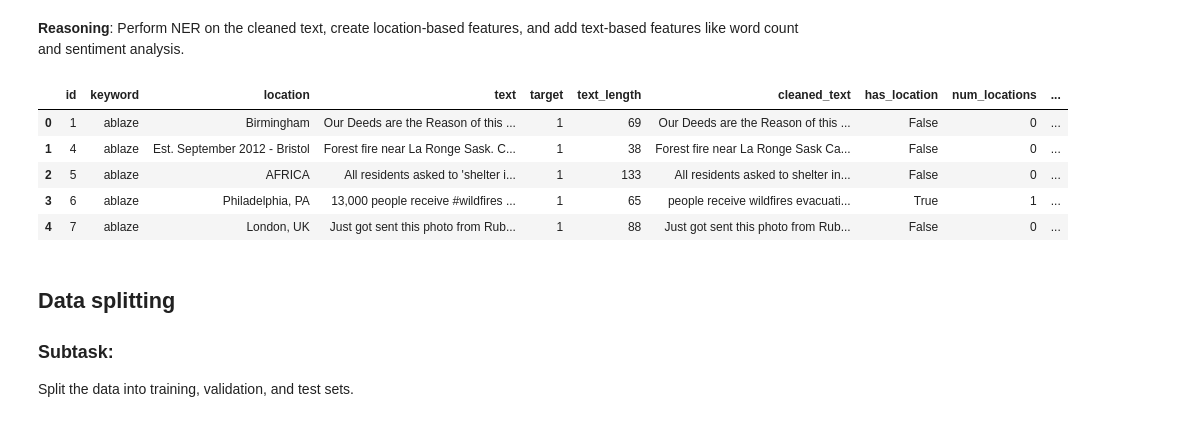
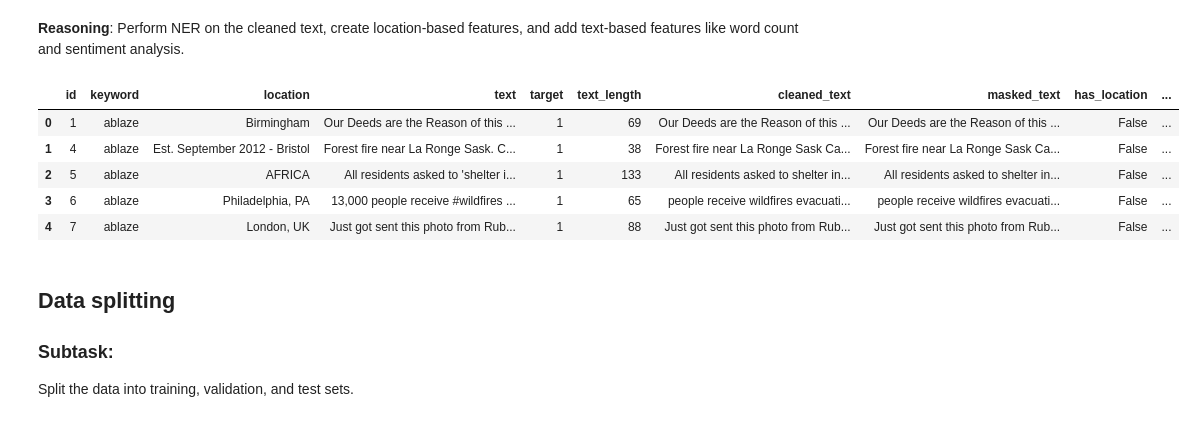
Before and after one commit to jaidityayadav/Twitter-Crisis-Prediction, a Jupyter notebook: roberta.ipynb, the cells around one changed output. Saved outputs shown, nothing was run; the diff lists cells and outputs as text; code cells hidden in the pictures.

```diff
--- a/roberta.ipynb
+++ b/roberta.ipynb
@@ -194,6 +194,18 @@ Number of duplicate rows after removal: 0
 | 2 | 5 | ablaze | AFRICA | All residents asked to 'shelter i... | 1 | 133 | All residents asked to shelter in... |
 | 3 | 6 | ablaze | Philadelphia, PA | 13,000 people receive #wildfires ... | 1 | 65 | people receive wildfires evacuati... |
 | 4 | 7 | ablaze | London, UK | Just got sent this photo from Rub... | 1 | 88 | Just got sent this photo from Rub... |
+# %%
+import spacy
+nlp = spacy.load("en_core_web_sm") # Make sure you have downloaded this model: python -m spacy download en_core_web_sm
+def mask_locations(text):
+   doc = nlp(text)
+   for ent in doc.ents:
+       if ent.label_ == "GPE":
+           text = text.replace(ent.text, "[LOCATION]")
+   return text
+
+
+df['masked_text'] = df['cleaned_text'].apply(mask_locations)
 # %% [markdown]
 ## Feature engineering
 
@@ -209,45 +221,43 @@ from textblob import TextBlob
 # Load a spaCy NER model (you might need to download it first: python -m spacy download en_core_web_sm)
 try:
     nlp = spacy.load("en_core_web_sm")
 except OSError:
     print("Error: 'en_core_web_sm' spaCy model not found. Please download it using 'python -m spacy download en_core_web_sm'.")
     # Handle the error appropriately (e.g., exit the script or use a different NER model)
 
 
 def extract_location_features(text):
     doc = nlp(text)
     locations = [ent.text for ent in doc.ents if ent.label_ == "GPE"]
     has_location = bool(locations)
     num_locations = len(locations)
     # Add features for specific important locations (example)
     new_york_present = "New York" in text
     london_present = "London" in text
 
     return has_location, num_locations, new_york_present, london_present
 
 def analyze_sentiment(text):
   analysis = TextBlob(text)
   return analysis.sentiment.polarity, analysis.sentiment.subjectivity
 
 
-# Apply NER and feature engineering
-df[['has_location', 'num_locations', 'new_york_present', 'london_present']] = df['cleaned_text'].apply(lambda x: pd.Series(extract_location_features(x)))
+# Apply NER and feature engineering on masked text
+df[['has_location', 'num_locations', 'new_york_present', 'london_present']] = df['masked_text'].apply(lambda x: pd.Series(extract_location_features(x)))
 
-
-# Add text-based features
+# Add text-based features on masked text
 df['word_count'] = df['cleaned_text'].apply(lambda x: len(x.split()))
-
-df[['polarity', 'subjectivity']] = df['cleaned_text'].apply(lambda x: pd.Series(analyze_sentiment(x)))
+df[['polarity', 'subjectivity']] = df['masked_text'].apply(lambda x: pd.Series(analyze_sentiment(x)))
 
 
 display(df.head())
 # %% [output]
-|  | id | keyword | location | text | target | text_length | cleaned_text | has_location | num_locations | ... |
-| 0 | 1 | ablaze | Birmingham | Our Deeds are the Reason of this ... | 1 | 69 | Our Deeds are the Reason of this ... | False | 0 | ... |
-| 1 | 4 | ablaze | Est. September 2012 - Bristol | Forest fire near La Ronge Sask. C... | 1 | 38 | Forest fire near La Ronge Sask Ca... | False | 0 | ... |
-| 2 | 5 | ablaze | AFRICA | All residents asked to 'shelter i... | 1 | 133 | All residents asked to shelter in... | False | 0 | ... |
-| 3 | 6 | ablaze | Philadelphia, PA | 13,000 people receive #wildfires ... | 1 | 65 | people receive wildfires evacuati... | True | 1 | ... |
-| 4 | 7 | ablaze | London, UK | Just got sent this photo from Rub... | 1 | 88 | Just got sent this photo from Rub... | False | 0 | ... |
+|  | id | keyword | location | text | target | text_length | cleaned_text | masked_text | has_location | ... |
+| 0 | 1 | ablaze | Birmingham | Our Deeds are the Reason of this ... | 1 | 69 | Our Deeds are the Reason of this ... | Our Deeds are the Reason of this ... | False | ... |
+| 1 | 4 | ablaze | Est. September 2012 - Bristol | Forest fire near La Ronge Sask. C... | 1 | 38 | Forest fire near La Ronge Sask Ca... | Forest fire near La Ronge Sask Ca... | False | ... |
+| 2 | 5 | ablaze | AFRICA | All residents asked to 'shelter i... | 1 | 133 | All residents asked to shelter in... | All residents asked to shelter in... | False | ... |
+| 3 | 6 | ablaze | Philadelphia, PA | 13,000 people receive #wildfires ... | 1 | 65 | people receive wildfires evacuati... | people receive wildfires evacuati... | False | ... |
+| 4 | 7 | ablaze | London, UK | Just got sent this photo from Rub... | 1 | 88 | Just got sent this photo from Rub... | Just got sent this photo from Rub... | False | ... |
 # %% [markdown]
 ## Data splitting
 
```
Also changed, not shown: parts of 11 cells of this notebook.
